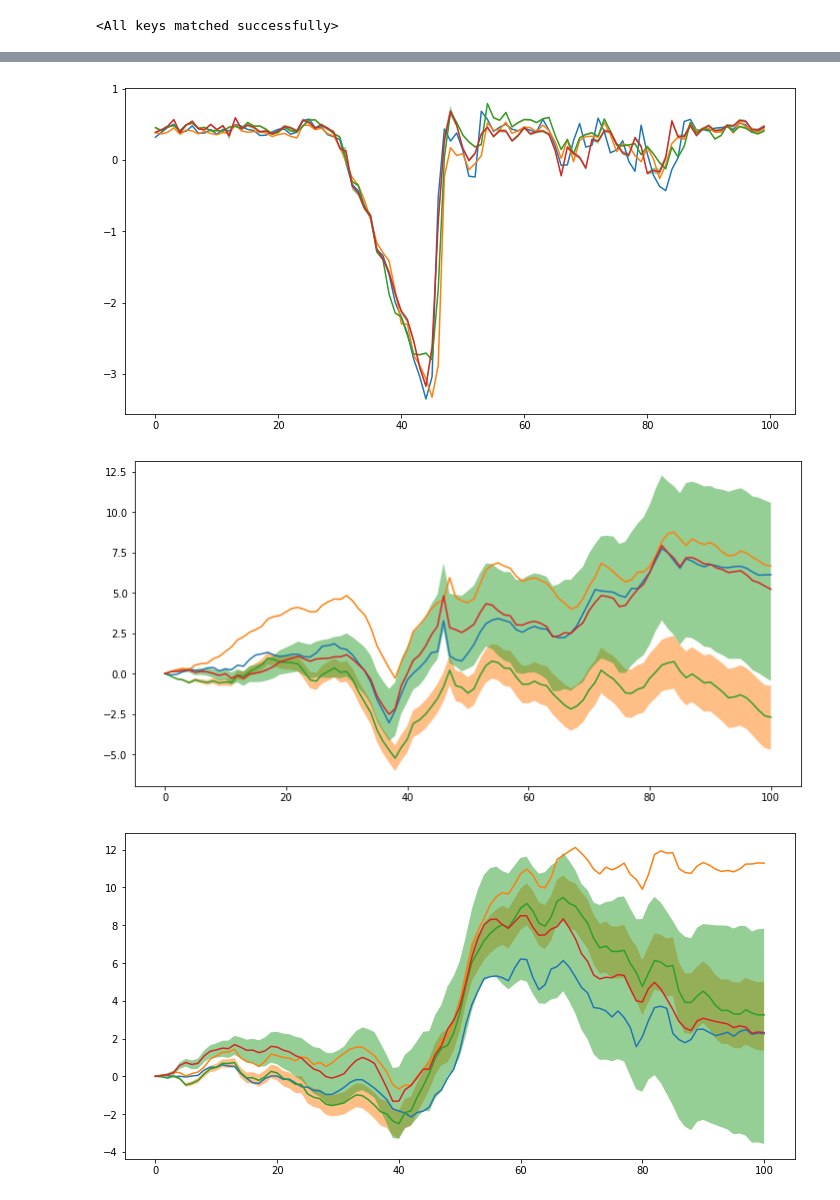
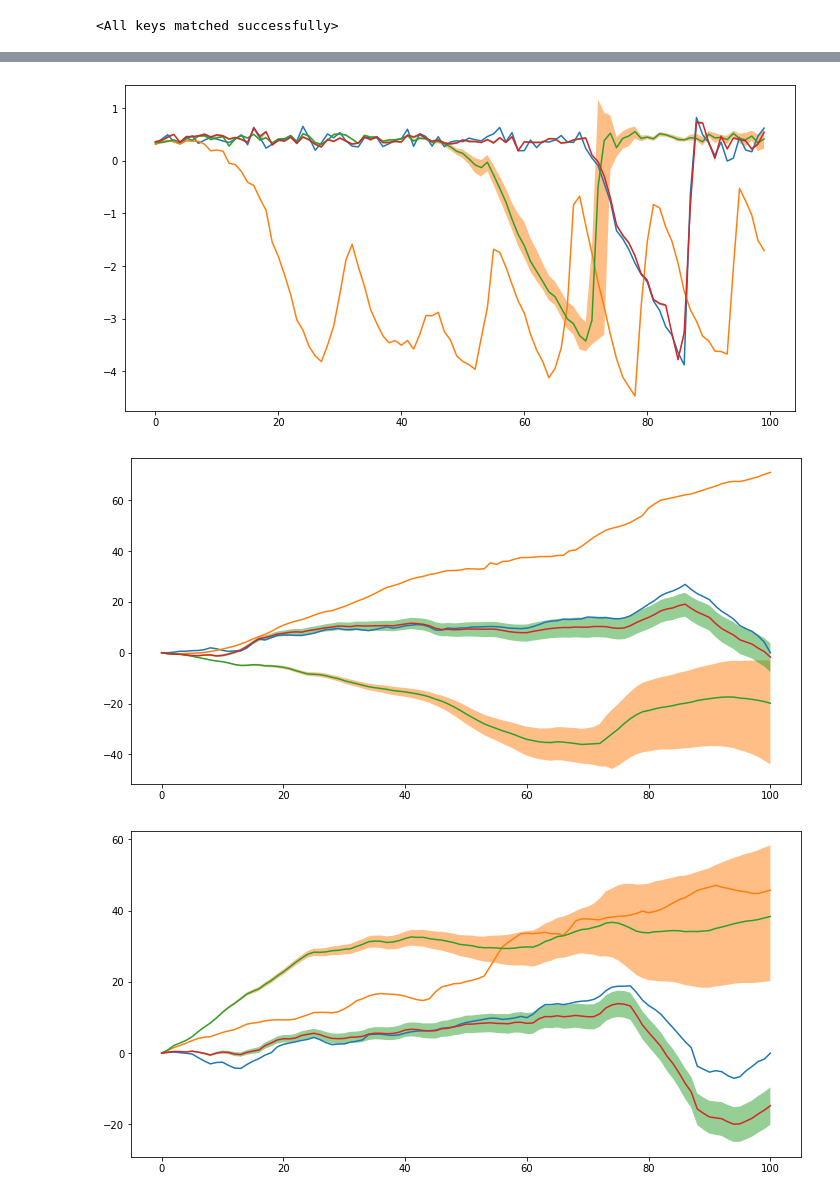
Before and after one commit to rjk2147/Dynamics-Model-Search, a Jupyter notebook: dynamics/src/best_results_compare_and_contrast.ipynb, the cells around one changed output, grey strips where cells are left out. Saved outputs shown, nothing was run; the diff lists cells and outputs as text; code cells hidden in the pictures.

Commit message:
new results for time series standardization

```diff
--- a/dynamics/src/best_results_compare_and_contrast.ipynb
+++ b/dynamics/src/best_results_compare_and_contrast.ipynb
@@ -46,7 +46,7 @@ X_test, Y_test = standardize_across_samples(X_test), standardize_across_samples(
 # %%
 rnn0 = vanilla_rnn.SequenceModel(state_dim=21, action_dim=8, latent_dim=256, num_recurrent_layers=1, device=device).to(device)
 # %%
-rnn0.load_state_dict(torch.load(root+"/../models/best_vanilla_rnn.pth")['model_state_dict'])
+rnn0.load_state_dict(torch.load(root+"/../models/best_vanilla_rnn_time_standardization.pth")['model_state_dict'])
 # %% [output]
 <All keys matched successfully>
 # %%
@@ -69,7 +69,7 @@ vrnn1 = bayesian_rnn_experimental.BayesianSequenceModel(state_size=config["state
                              hidden_state_size=config["hidden_state_size"],
                              likelihood_std=config["likelihood_std"],
                              device=device,
-                             path=root+"/wandb/run-20200408_234723-25jibheq/stronghold_likelihood_std=0.01+batch_standardization_bayesian_rnn_time_standardization_model.pth").to(device)
+                             path=root+"/wandb/run-20200416_215750-326kb0l8/honshu_likelihood_std=0.01+time_standardization+(s,a)->s'_bayesian_rnn_time_standardization_model.pth").to(device)
 vrnn1.load_checkpoint()
 # %%
 config = {
@@ -91,7 +91,7 @@ vrnn2 = bayesian_rnn_without_bias.BayesianSequenceModel(state_size=config["state
                              hidden_state_size=config["hidden_state_size"],
                              likelihood_std=config["likelihood_std"],
                              device=device,
-                             path=root+"/wandb/run-20200409_000549-16bf2rw1/honshu_likelihood_std=0.01+batch_standardization_bayesian_rnn_model_without_bias.pth").to(device)
+                             path=root+"/wandb/run-20200415_233445-3sisbivl/tesla_likelihood_std=0.01+time_standardization_bayesian_rnn_model_without_bias.pth").to(device)
 vrnn2.load_checkpoint()
 # %%
 X_train=torch.from_numpy(X_train[:]).to(device)
@@ -148,11 +172,11 @@ plot_multimodel_position_curve(true=compute_position_from_velocity(Y_train[n, :,
 # PREDICTION WITH UNCERTAINTY ESTIMATES
 # %%
 n = 0
-t=1
+t=100
 samples=100
-Y_hat0 = rnn0.foresee(x=X_train[n:n+1].data.cpu().numpy(), a=A_train[n:n+1].data.cpu().numpy(), lookahead=t)
+Y_hat0 = rnn0.foresee(x=X_test[n:n+1].data.cpu().numpy(), a=A_test[n:n+1].data.cpu().numpy(), lookahead=t)
 Y_hat0_mean, Y_hat0_lower, Y_hat0_upper = Y_hat0, Y_hat0, Y_hat0
-Y_hat1_mean, Y_hat1_std, Y_hat1_lower, Y_hat1_upper = vrnn1.predict_with_uncertainty(X=X_train[n:n+1, :, :], A=A_train[n:n+1, :, :], Y=Y_train[n:n+1, :, :], lookahead=t, samples=samples)
-Y_hat2_mean, Y_hat2_std, Y_hat2_lower, Y_hat2_upper = vrnn2.predict_with_uncertainty(x=X_train[n:n+1, 0:1, :], A=A_train[n:n+1, :, :], Y=Y_train[n:n+1, :, :], samples=samples)
+Y_hat1_mean, Y_hat1_std, Y_hat1_lower, Y_hat1_upper = vrnn1.predict_with_uncertainty(X=X_test[n:n+1, :, :], A=A_test[n:n+1, :, :], Y=Y_test[n:n+1, :, :], lookahead=t, samples=samples)
+Y_hat2_mean, Y_hat2_std, Y_hat2_lower, Y_hat2_upper = vrnn2.predict_with_uncertainty(x=X_test[n:n+1, 0:1, :], A=A_test[n:n+1, :, :], Y=Y_test[n:n+1, :, :], samples=samples)
 # %%
 # VELOCITIES
@@ -166,14 +190,14 @@ plot_multimodel_velocity_curve_with_uncertainty_shaded(true=Y_train[n, :, 1].dat
 # %%
-plot_multimodel_velocity_curve_with_uncertainty_shaded(true=Y_train[n, :, 2].data.cpu().numpy(), pred=(Y_hat0_mean[0, :, 2], Y_hat1_mean[0, :, 2], Y_hat2_mean[0, :, 2]), error1=(Y_hat0_lower[0, :, 2], Y_hat1_lower[0, :, 2], Y_hat2_lower[0, :, 2]), error2=(Y_hat0_upper[0, :, 2], Y_hat1_upper[0, :, 2], Y_hat2_upper[0, :, 2]), axis=None) # z-velocity
+plot_multimodel_velocity_curve_with_uncertainty_shaded(true=Y_test[n, :, 2].data.cpu().numpy(), pred=(Y_hat0_mean[0, :, 2], Y_hat1_mean[0, :, 2], Y_hat2_mean[0, :, 2]), error1=(Y_hat0_lower[0, :, 2], Y_hat1_lower[0, :, 2], Y_hat2_lower[0, :, 2]), error2=(Y_hat0_upper[0, :, 2], Y_hat1_upper[0, :, 2], Y_hat2_upper[0, :, 2]), axis=None) # z-velocity
 # %% [output]
-[figure, old version]
+[figure, new version]
 # %%
 # POSITIONS
-plot_multimodel_position_curve_with_uncertainty_shaded(true=compute_position_from_velocity(Y_train[n, :, 0].data.cpu().numpy()), pred=(compute_position_from_velocity(Y_hat0_mean[0, :, 0]), compute_position_from_velocity(Y_hat1_mean[0, :, 0]), compute_position_from_velocity(Y_hat2_mean[0, :, 0])), error1=(compute_position_from_velocity(Y_hat0_lower[0, :, 0]), compute_position_from_velocity(Y_hat1_lower[0, :, 0]), compute_position_from_velocity(Y_hat2_lower[0, :, 0])), error2=(compute_position_from_velocity(Y_hat0_upper[0, :, 0]), compute_position_from_velocity(Y_hat1_upper[0, :, 0]), compute_position_from_velocity(Y_hat2_upper[0, :, 0])), axis=None) # x-position
+plot_multimodel_position_curve_with_uncertainty_shaded(true=compute_position_from_velocity(Y_test[n, :, 0].data.cpu().numpy()), pred=(compute_position_from_velocity(Y_hat0_mean[0, :, 0]), compute_position_from_velocity(Y_hat1_mean[0, :, 0]), compute_position_from_velocity(Y_hat2_mean[0, :, 0])), error1=(compute_position_from_velocity(Y_hat0_lower[0, :, 0]), compute_position_from_velocity(Y_hat1_lower[0, :, 0]), compute_position_from_velocity(Y_hat2_lower[0, :, 0])), error2=(compute_position_from_velocity(Y_hat0_upper[0, :, 0]), compute_position_from_velocity(Y_hat1_upper[0, :, 0]), compute_position_from_velocity(Y_hat2_upper[0, :, 0])), axis=None) # x-position
 # %% [output]
-[figure, old version]
+[figure, new version]
 # %%
-plot_multimodel_position_curve_with_uncertainty_shaded(true=compute_position_from_velocity(Y_train[n, :, 1].data.cpu().numpy()), pred=(compute_position_from_velocity(Y_hat0_mean[0, :, 1]), compute_position_from_velocity(Y_hat1_mean[0, :, 1]), compute_position_from_velocity(Y_hat2_mean[0, :, 1])), error1=(compute_position_from_velocity(Y_hat0_lower[0, :, 1]), compute_position_from_velocity(Y_hat1_lower[0, :, 1]), compute_position_from_velocity(Y_hat2_lower[0, :, 1])), error2=(compute_position_from_velocity(Y_hat0_upper[0, :, 1]), compute_position_from_velocity(Y_hat1_upper[0, :, 1]), compute_position_from_velocity(Y_hat2_upper[0, :, 1])), axis=None) # y-position
+plot_multimodel_position_curve_with_uncertainty_shaded(true=compute_position_from_velocity(Y_test[n, :, 1].data.cpu().numpy()), pred=(compute_position_from_velocity(Y_hat0_mean[0, :, 1]), compute_position_from_velocity(Y_hat1_mean[0, :, 1]), compute_position_from_velocity(Y_hat2_mean[0, :, 1])), error1=(compute_position_from_velocity(Y_hat0_lower[0, :, 1]), compute_position_from_velocity(Y_hat1_lower[0, :, 1]), compute_position_from_velocity(Y_hat2_lower[0, :, 1])), error2=(compute_position_from_velocity(Y_hat0_upper[0, :, 1]), compute_position_from_velocity(Y_hat1_upper[0, :, 1]), compute_position_from_velocity(Y_hat2_upper[0, :, 1])), axis=None) # y-position
 # %% [output]
-[figure, old version]
+[figure, new version]
 # %%
```
Also changed, not shown: parts of 36 cells of this notebook.
